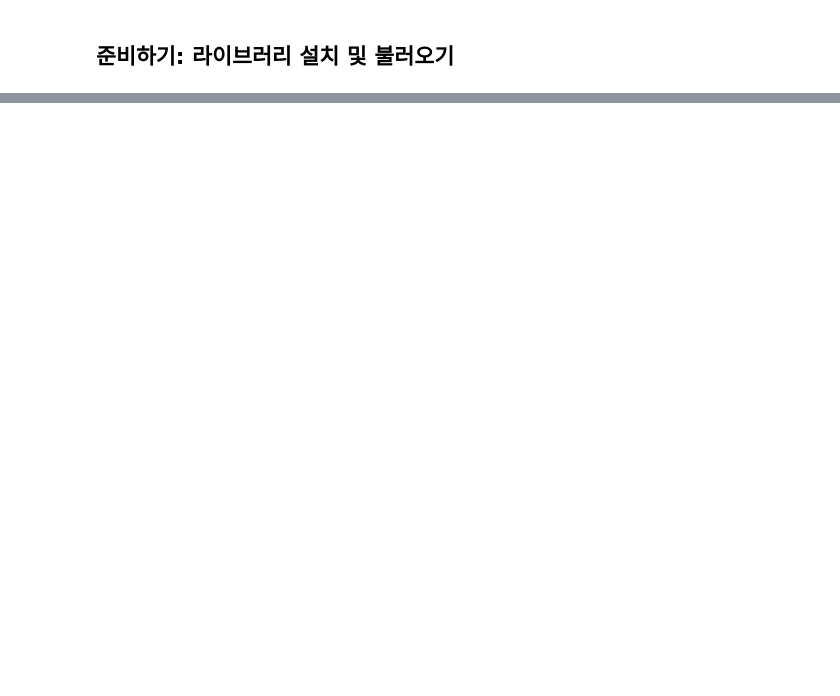
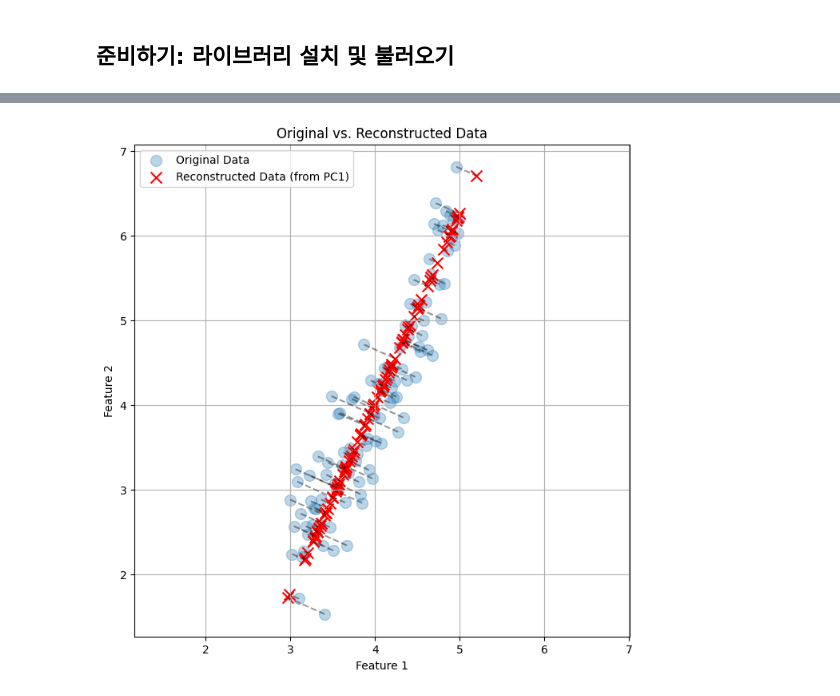
Before and after one commit to jonggul2/linear-algebra-practice, a Jupyter notebook: linear_algebra_practice_day3.ipynb, the cells around one changed output, grey strips where cells are left out. Drawn from its saved outputs; the diff is of its cells as text; code cells hidden in the pictures; blank space fills up the shorter version.

```diff
--- a/linear_algebra_practice_day3.ipynb
+++ b/linear_algebra_practice_day3.ipynb
@@ -396,0 +819,29 @@ else:
+# %%
+# 차원 축소: 중심화된 데이터를 PC1 벡터에 사영하여 2D -> 1D로 변환
+projected_data_1d = centered_data @ pc1
+
+# 데이터 재구성: 1D 데이터를 다시 2D 공간으로 복원
+# (사영된 1D 데이터)와 (PC1 벡터)의 외적(outer product)을 이용합니다.
+reconstructed_centered_data = projected_data_1d[:, np.newaxis] @ pc1[np.newaxis, :]
+# 원본 데이터 공간으로 이동 (데이터 중심화 시 뺐던 평균을 다시 더해줌)
+reconstructed_data = reconstructed_centered_data + mean_vec
+
+
+# 시각화
+plt.figure(figsize=(8, 8))
+# 원본 데이터와 재구성된 데이터 플로팅
+plt.scatter(data_2d[:, 0], data_2d[:, 1], alpha=0.3, s=100, label='Original Data')
+plt.scatter(reconstructed_data[:, 0], reconstructed_data[:, 1], color='red', marker='x', s=100, label='Reconstructed Data (from PC1)')
+# 원본과 재구성된 데이터 간의 오차를 점선으로 연결
+for i in range(len(data_2d)):
+    plt.plot([data_2d[i, 0], reconstructed_data[i, 0]], [data_2d[i, 1], reconstructed_data[i, 1]], 'k--', alpha=0.4)
+
+plt.title("Original vs. Reconstructed Data")
+plt.xlabel("Feature 1")
+plt.ylabel("Feature 2")
+plt.axis('equal')
+plt.grid()
+plt.legend()
+plt.show()
+# %% [output]
+[figure, added]
```
Also changed, not shown: parts of 56 cells of this notebook, 2 other files.
